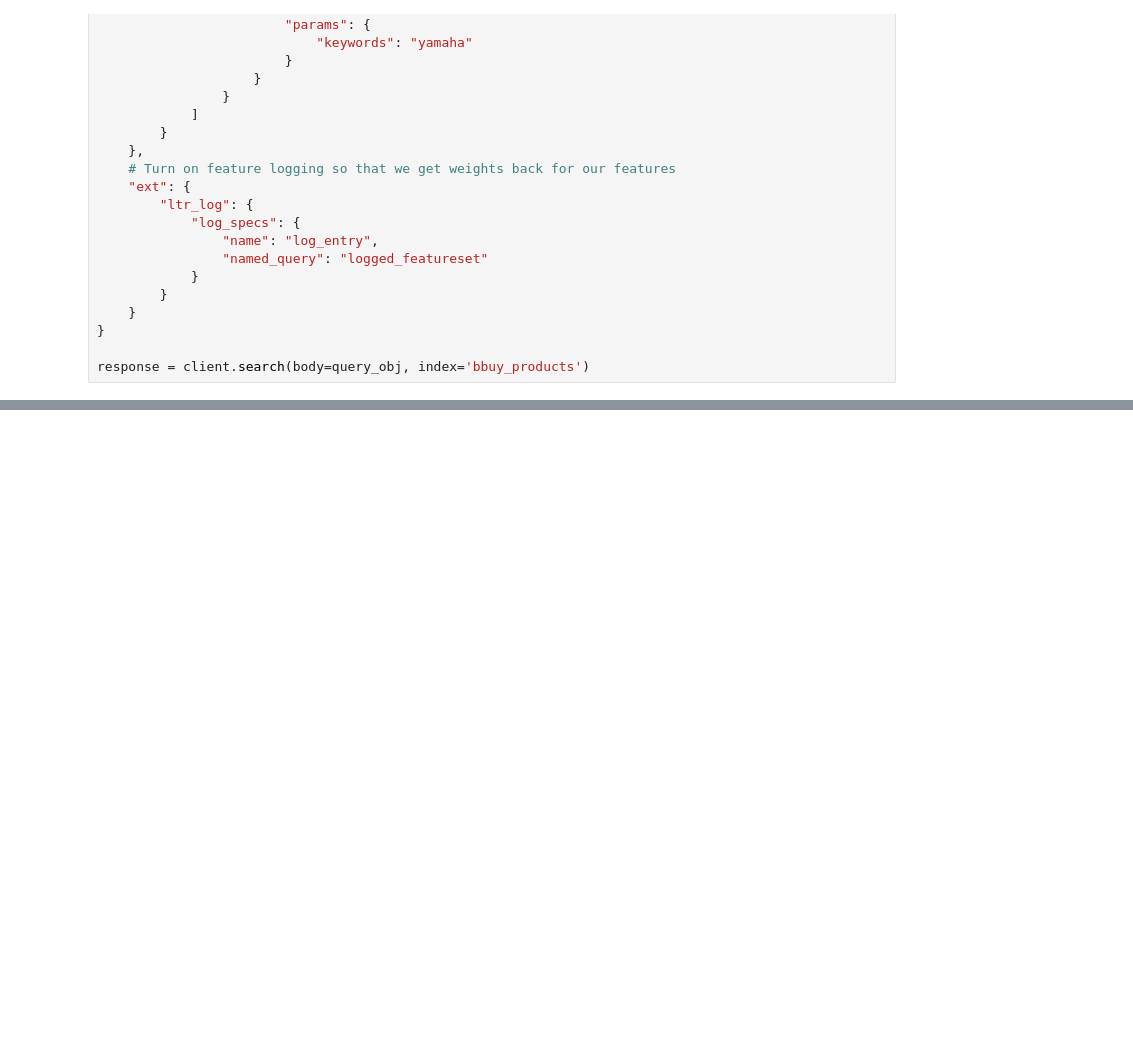
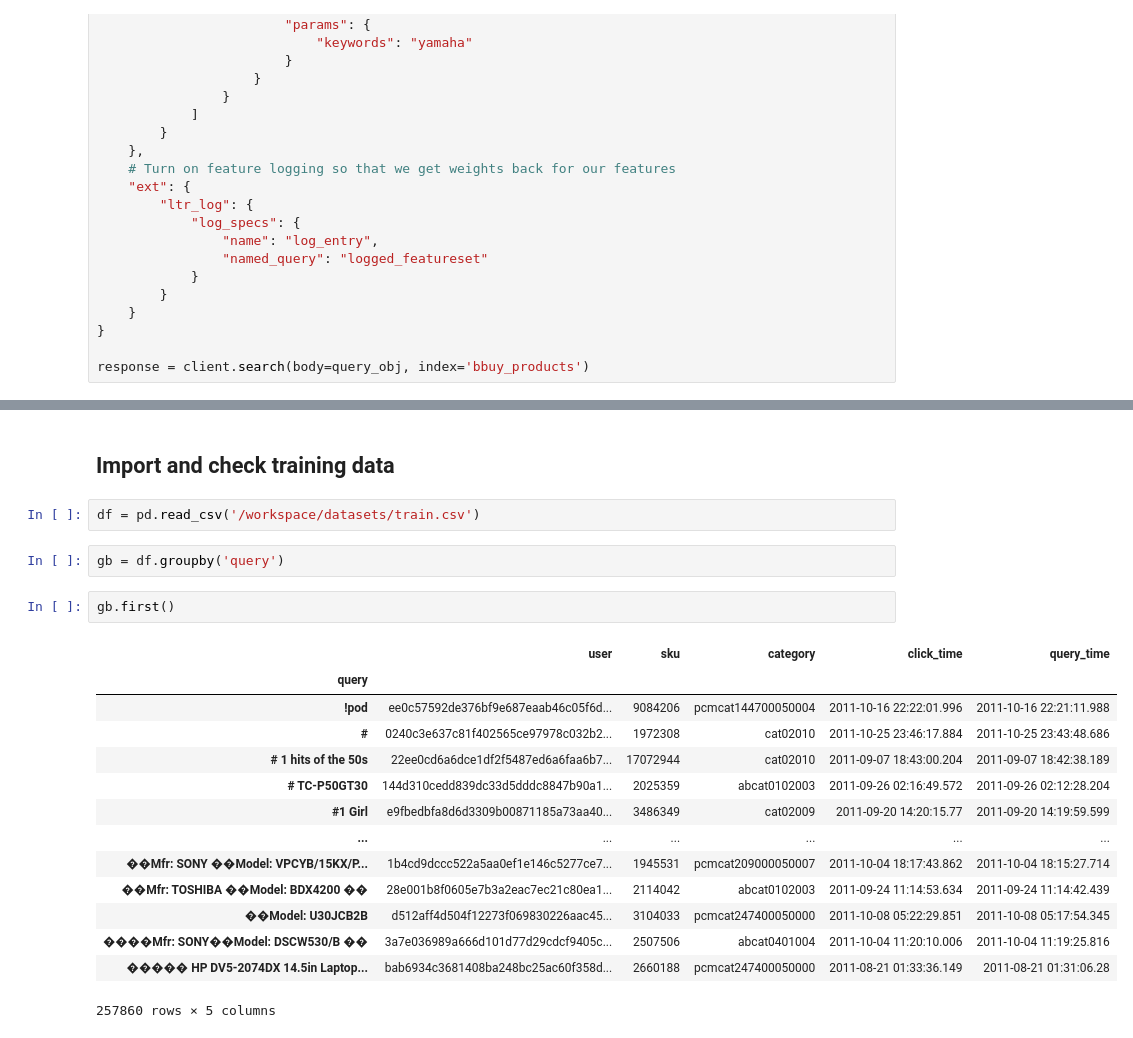
Before and after one commit to gsingers/search_with_machine_learning_course, a Jupyter notebook: notebook/ltr.ipynb, the cells around one changed output, grey strips where cells are left out. Cells and saved outputs as stored; diff of their text form; blank space fills up the shorter version.

```diff
--- a/notebook/ltr.ipynb
+++ b/notebook/ltr.ipynb
@@ -523,0 +505,23 @@ for i, doc_id in enumerate([2052194, 2053166, 8523243, 9311586]):
+# %% [markdown]
+## Import and check training data
+# %%
+df = pd.read_csv('/workspace/datasets/train.csv')
+# %%
+gb = df.groupby('query')
+# %%
+gb.first()
+# %% [output]
+|  | user | sku | category | click_time | query_time |
+| query |  |  |  |  |  |
+| !pod | ee0c57592de376bf9e687eaab46c05f6d... | 9084206 | pcmcat144700050004 | 2011-10-16 22:22:01.996 | 2011-10-16 22:21:11.988 |
+| # | 0240c3e637c81f402565ce97978c032b2... | 1972308 | cat02010 | 2011-10-25 23:46:17.884 | 2011-10-25 23:43:48.686 |
+| # 1 hits of the 50s | 22ee0cd6a6dce1df2f5487ed6a6faa6b7... | 17072944 | cat02010 | 2011-09-07 18:43:00.204 | 2011-09-07 18:42:38.189 |
+| # TC-P50GT30 | 144d310cedd839dc33d5dddc8847b90a1... | 2025359 | abcat0102003 | 2011-09-26 02:16:49.572 | 2011-09-26 02:12:28.204 |
+| #1 Girl | e9fbedbfa8d6d3309b00871185a73aa40... | 3486349 | cat02009 | 2011-09-20 14:20:15.77 | 2011-09-20 14:19:59.599 |
+| ... | ... | ... | ... | ... | ... |
+| ��Mfr: SONY ��Model: VPCYB/15KX/P... | 1b4cd9dccc522a5aa0ef1e146c5277ce7... | 1945531 | pcmcat209000050007 | 2011-10-04 18:17:43.862 | 2011-10-04 18:15:27.714 |
+| ��Mfr: TOSHIBA ��Model: BDX4200 �� | 28e001b8f0605e7b3a2eac7ec21c80ea1... | 2114042 | abcat0102003 | 2011-09-24 11:14:53.634 | 2011-09-24 11:14:42.439 |
+| ��Model: U30JCB2B | d512aff4d504f12273f069830226aac45... | 3104033 | pcmcat247400050000 | 2011-10-08 05:22:29.851 | 2011-10-08 05:17:54.345 |
+| ����Mfr: SONY��Model: DSCW530/B �� | 3a7e036989a666d101d77d29cdcf9405c... | 2507506 | abcat0401004 | 2011-10-04 11:20:10.006 | 2011-10-04 11:19:25.816 |
+| ����� HP DV5-2074DX 14.5in Laptop... | bab6934c3681408ba248bc25ac60f358d... | 2660188 | pcmcat247400050000 | 2011-08-21 01:33:36.149 | 2011-08-21 01:31:06.28 |
+257860 rows × 5 columns
```
Also changed, not shown: parts of 23 cells of this notebook, 6 other files.
